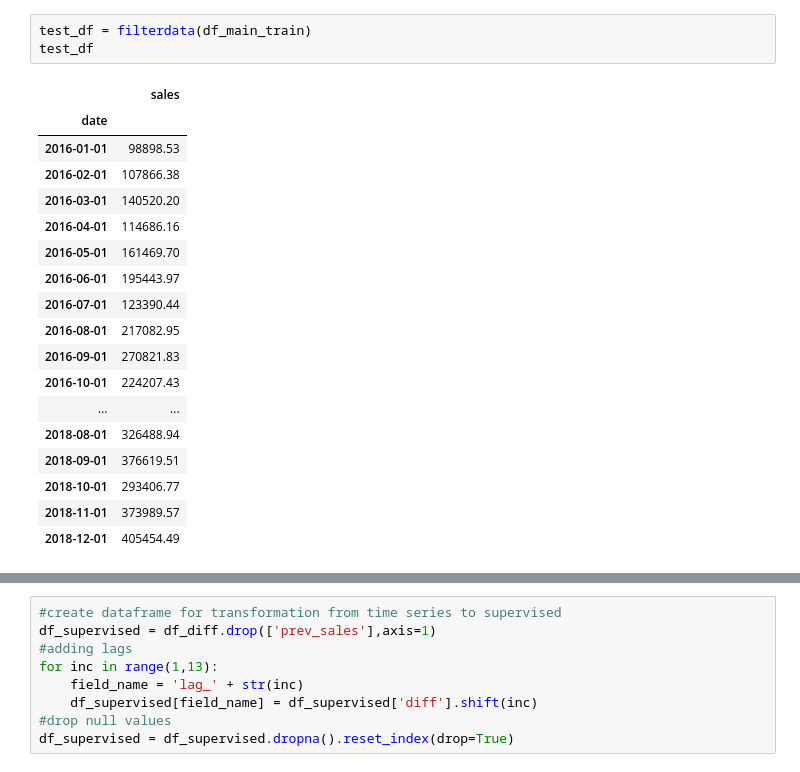
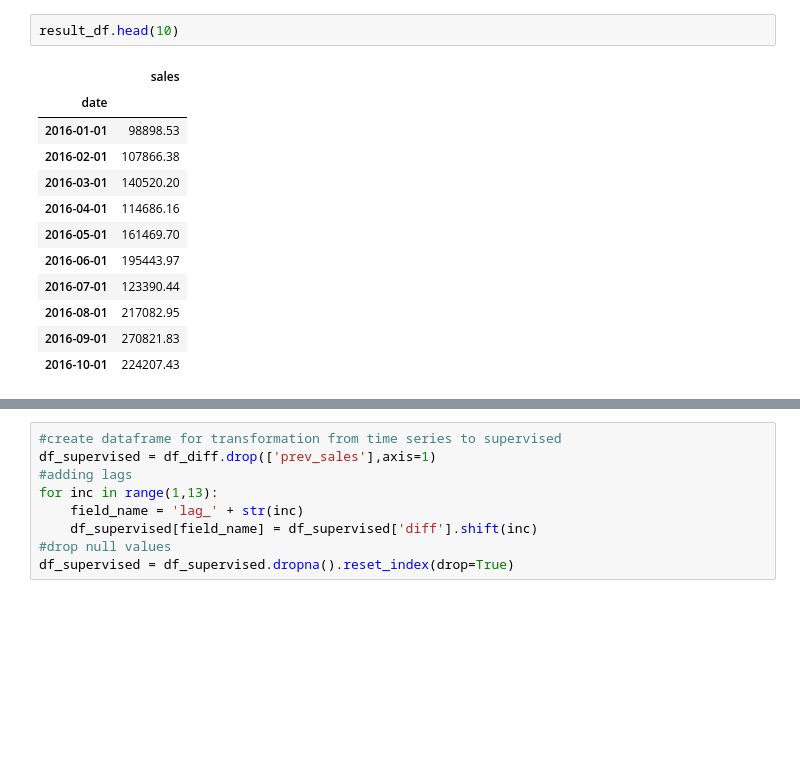
Before and after one commit to jauntydl/PJT3-MITHDH, a Jupyter notebook: Untitled.ipynb, the cells around one changed output, grey strips where cells are left out. Drawn from its saved outputs; the diff is of its cells as text; blank space fills up the shorter version.

```diff
--- a/Untitled.ipynb
+++ b/Untitled.ipynb
@@ -78,23 +68,16 @@ df_main_train
-# %%
-test_df = filterdata(df_main_train)
-test_df
-# %% [output]
-|  | sales |
-| date |  |
-| 2016-01-01 | 98898.53 |
-| 2016-02-01 | 107866.38 |
-| 2016-03-01 | 140520.20 |
-| 2016-04-01 | 114686.16 |
-| 2016-05-01 | 161469.70 |
-| 2016-06-01 | 195443.97 |
-| 2016-07-01 | 123390.44 |
-| 2016-08-01 | 217082.95 |
-| 2016-09-01 | 270821.83 |
-| 2016-10-01 | 224207.43 |
-| ... | ... |
-| 2018-08-01 | 326488.94 |
-| 2018-09-01 | 376619.51 |
-| 2018-10-01 | 293406.77 |
-| 2018-11-01 | 373989.57 |
-| 2018-12-01 | 405454.49 |
+# %%
+result_df.head(10)
+# %% [output]
+|  | sales |
+| date |  |
+| 2016-01-01 | 98898.53 |
+| 2016-02-01 | 107866.38 |
+| 2016-03-01 | 140520.20 |
+| 2016-04-01 | 114686.16 |
+| 2016-05-01 | 161469.70 |
+| 2016-06-01 | 195443.97 |
+| 2016-07-01 | 123390.44 |
+| 2016-08-01 | 217082.95 |
+| 2016-09-01 | 270821.83 |
+| 2016-10-01 | 224207.43 |
 # %%
```
Also changed, not shown: parts of 12 cells of this notebook.
